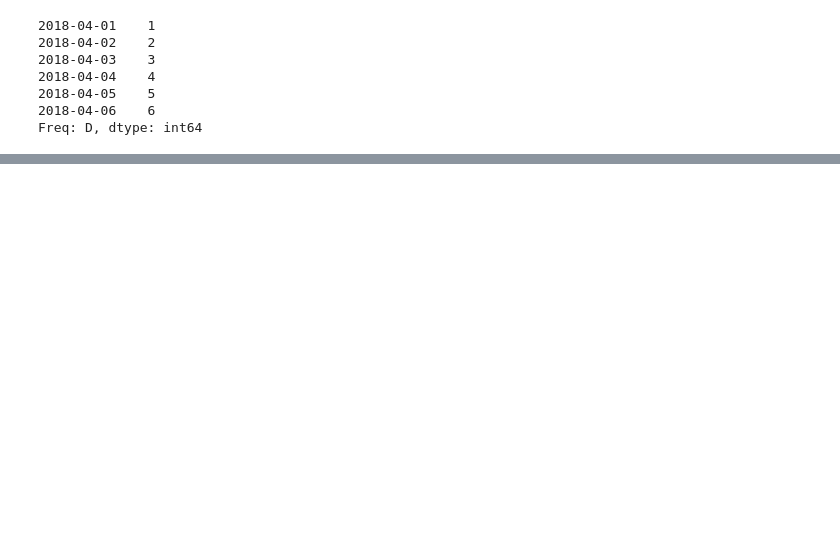
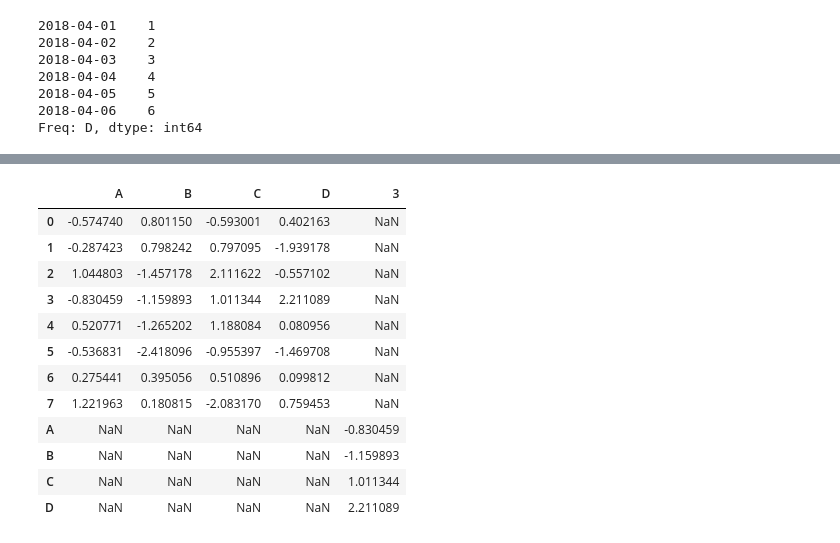
Before and after one commit to LiYan1988/pandas-tutorial, a Jupyter notebook: 10-min.ipynb, the cells around one changed output, grey strips where cells are left out. Drawn from its saved outputs; the diff is of its cells as text; code cells hidden in the pictures; blank space fills up the shorter version.

```diff
--- a/10-min.ipynb
+++ b/10-min.ipynb
@@ -378,0 +752,3 @@ pd.__version__
+# %%
+df = pd.DataFrame(np.random.randn(8, 4), columns=['A','B','C','D'])
+df
@@ -378,0 +765,3 @@ pd.__version__
+# %%
+s = df.iloc[3]
+s
@@ -378,0 +774,2 @@ pd.__version__
+# %%
+df.append(s, ignore_index=True)
@@ -378,0 +799,2 @@ pd.__version__
+# %%
+df.append(s, ignore_index=False)
@@ -378,0 +812,16 @@ pd.__version__
+# %%
+pd.concat([df, s], axis=1)
+# %% [output]
+|  | A | B | C | D | 3 |
+| 0 | -0.574740 | 0.801150 | -0.593001 | 0.402163 | NaN |
+| 1 | -0.287423 | 0.798242 | 0.797095 | -1.939178 | NaN |
+| 2 | 1.044803 | -1.457178 | 2.111622 | -0.557102 | NaN |
+| 3 | -0.830459 | -1.159893 | 1.011344 | 2.211089 | NaN |
+| 4 | 0.520771 | -1.265202 | 1.188084 | 0.080956 | NaN |
+| 5 | -0.536831 | -2.418096 | -0.955397 | -1.469708 | NaN |
+| 6 | 0.275441 | 0.395056 | 0.510896 | 0.099812 | NaN |
+| 7 | 1.221963 | 0.180815 | -2.083170 | 0.759453 | NaN |
+| A | NaN | NaN | NaN | NaN | -0.830459 |
+| B | NaN | NaN | NaN | NaN | -1.159893 |
+| C | NaN | NaN | NaN | NaN | 1.011344 |
+| D | NaN | NaN | NaN | NaN | 2.211089 |
```
Also changed, not shown: parts of 109 cells of this notebook.
